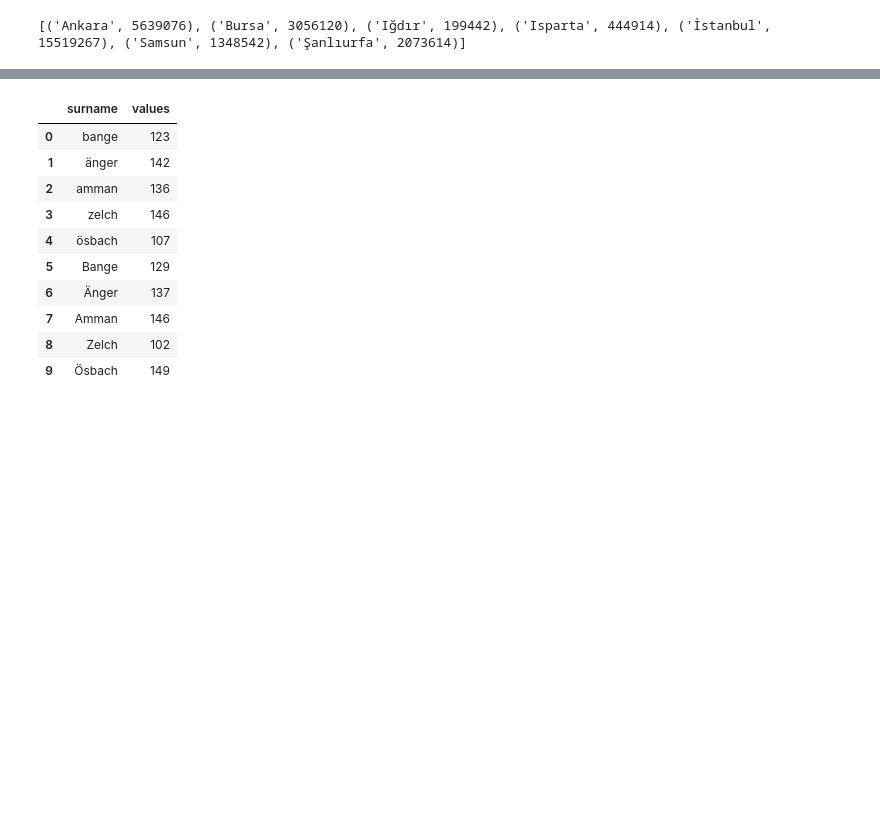
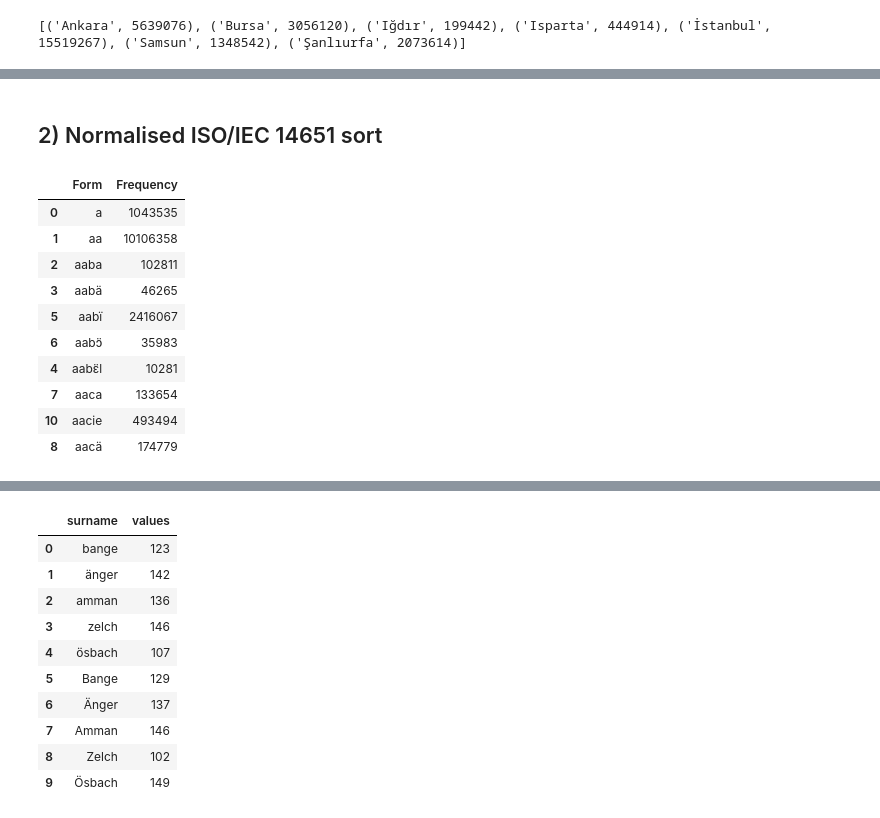
Before and after one commit to enabling-languages/python-i18n, a Jupyter notebook: notebooks/Collation.ipynb, the cells around one changed output, grey strips where cells are left out. Cells and saved outputs as stored; diff of their text form; code cells hidden in the pictures; blank space fills up the shorter version.

```diff
--- a/notebooks/Collation.ipynb
+++ b/notebooks/Collation.ipynb
@@ -956,0 +976,17 @@ df.head(15)
+# %% [markdown]
+## 2) Normalised ISO/IEC 14651 sort
+# %%
+df_sorted_norm = df.sort_values("Form", key = lambda x: x.str.normalize("NFKC").str.lower())
+df_sorted_norm.head(10)
+# %% [output]
+|  | Form | Frequency |
+| 0 | a | 1043535 |
+| 1 | aa | 10106358 |
+| 2 | aaba | 102811 |
+| 3 | aabä | 46265 |
+| 5 | aabï | 2416067 |
+| 6 | aabɔ̈ | 35983 |
+| 4 | aabɛ̈l | 10281 |
+| 7 | aaca | 133654 |
+| 10 | aacie | 493494 |
+| 8 | aacä | 174779 |
```
Also changed, not shown: parts of 20 cells of this notebook.
